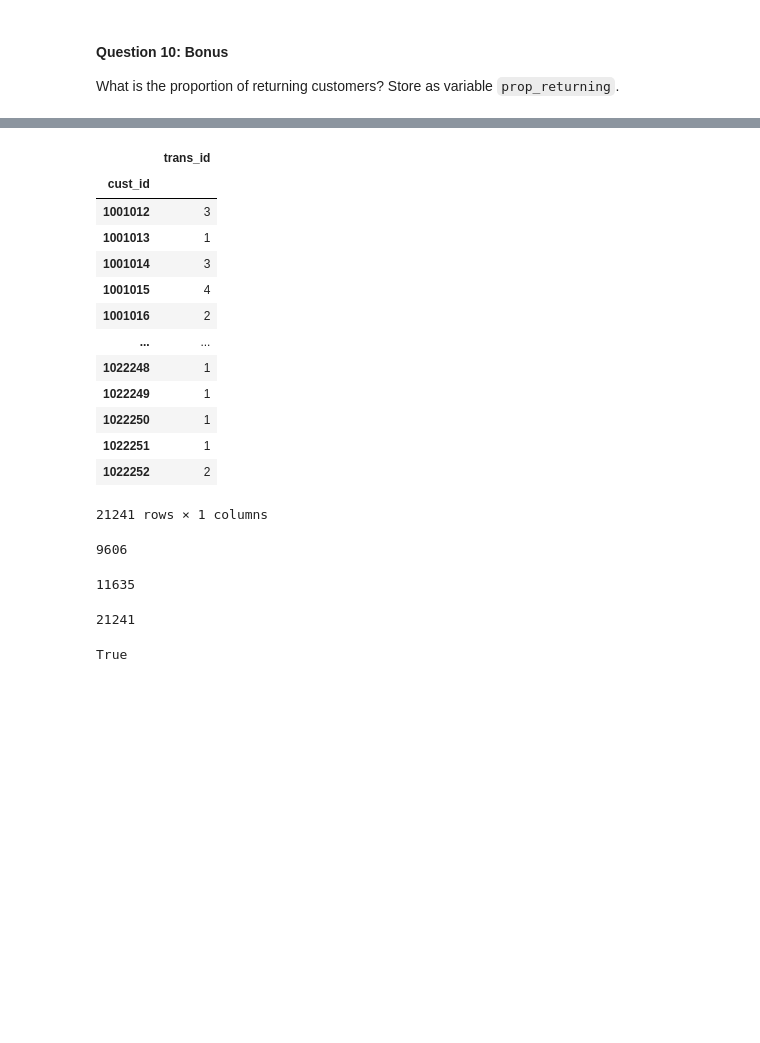
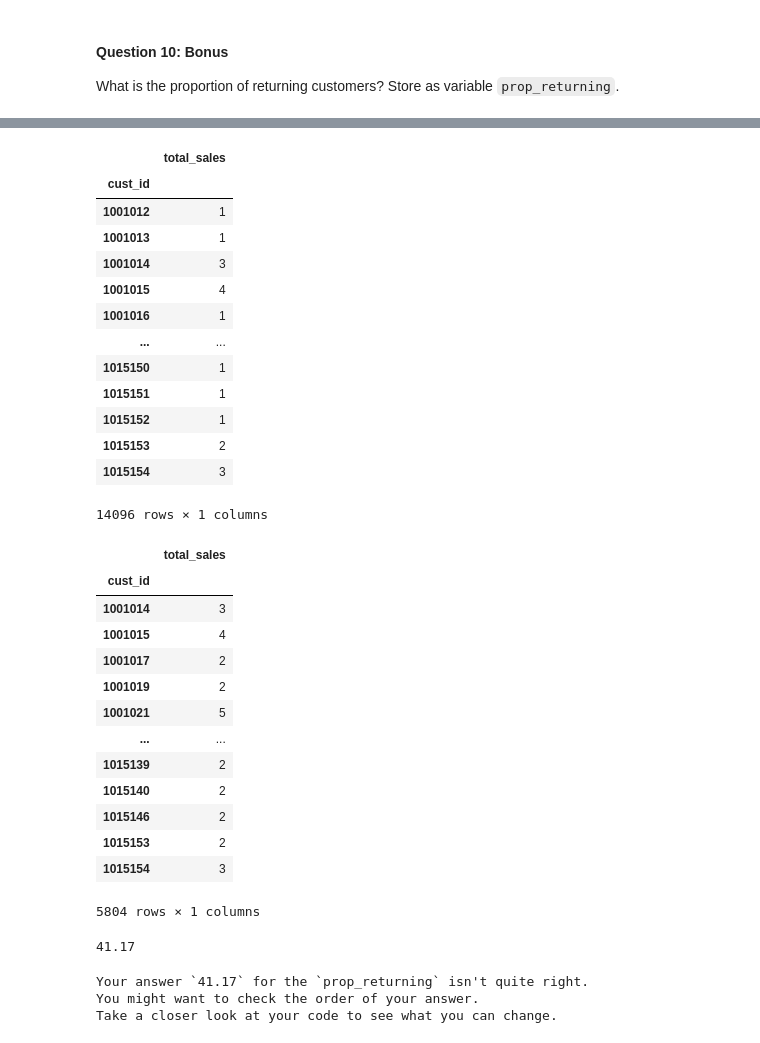
Before and after one commit to dennislamcv1/MetaMarketingAnalytics, a Jupyter notebook: Introduction to Data Analytics/Explore.ipynb, the cells around one changed output, grey strips where cells are left out. Drawn from its saved outputs; the diff is of its cells as text; code cells hidden in the pictures; blank space fills up the shorter version.

```diff
--- a/Introduction to Data Analytics/Explore.ipynb
+++ b/Introduction to Data Analytics/Explore.ipynb
@@ -20,5 +25,5 @@ import matplotlib.pyplot as plt
 # %%
-df_cleaned = pd.read_csv('data/inu_neko_orderline_clean.csv')
+df_cleaned = pd.read_csv('data/inu_neko_orderline_cleaned.csv', parse_dates=["trans_timestamp"])
 df_cleaned
 # %% [output]
 |  | trans_id | prod_upc | cust_id | trans_timestamp | trans_year | trans_month | trans_day | trans_hour | ... |
@@ -381,32 +446,19 @@ Name: trans_id, Length: 21241, dtype: int64
 # %%
-df2 = pd.DataFrame(df_cleaned.groupby("cust_id")["trans_id"].count())
-df2
+df7 = pd.DataFrame(df_cleaned.groupby(["cust_id"])["total_sales"].count())
+
+df7
 # %% [output]
-|  | trans_id |
+|  | total_sales |
 | cust_id |  |
-| 1001012 | 3 |
+| 1001012 | 1 |
 | 1001013 | 1 |
 | 1001014 | 3 |
 | 1001015 | 4 |
-| 1001016 | 2 |
+| 1001016 | 1 |
 | ... | ... |
-| 1022248 | 1 |
-| 1022249 | 1 |
-| 1022250 | 1 |
-| 1022251 | 1 |
-| 1022252 | 2 |
+| 1015150 | 1 |
+| 1015151 | 1 |
+| 1015152 | 1 |
+| 1015153 | 2 |
+| 1015154 | 3 |
-21241 rows × 1 columns
+14096 rows × 1 columns
-# %%
-returncustomers = (df2["trans_id"] > 1).sum()
-returncustomers
-# %% [output]
-9606
-# %%
-onetimecustomers = (df2["trans_id"] == 1).sum()
-onetimecustomers
-# %% [output]
-11635
-# %%
-len(df2)
-# %% [output]
-21241
@@ -415,7 +465,34 @@ prop_returning = returncustomers / len(df2)
-# %%
-0 <= prop_returning <= 1
-# %% [output]
-True
+# %%
+df8 = df7[df7.total_sales != 1]
+
+df8
+# %% [output]
+|  | total_sales |
+| cust_id |  |
+| 1001014 | 3 |
+| 1001015 | 4 |
+| 1001017 | 2 |
+| 1001019 | 2 |
+| 1001021 | 5 |
+| ... | ... |
+| 1015139 | 2 |
+| 1015140 | 2 |
+| 1015146 | 2 |
+| 1015153 | 2 |
+| 1015154 | 3 |
+5804 rows × 1 columns
+# %%
+# your code here
+
+prop_returning = round((5804/14096) * 100, 2)
+
+prop_returning
+# %% [output]
+41.17
 # %%
 # Q10 Test Cases
-assert 0 <= prop_returning <= 1
+check_q10()
+# %% [output]
+Your answer `41.17` for the `prop_returning` isn't quite right.
+You might want to check the order of your answer.
+Take a closer look at your code to see what you can change.
```
Also changed, not shown: parts of 73 cells of this notebook, 2 other files.
